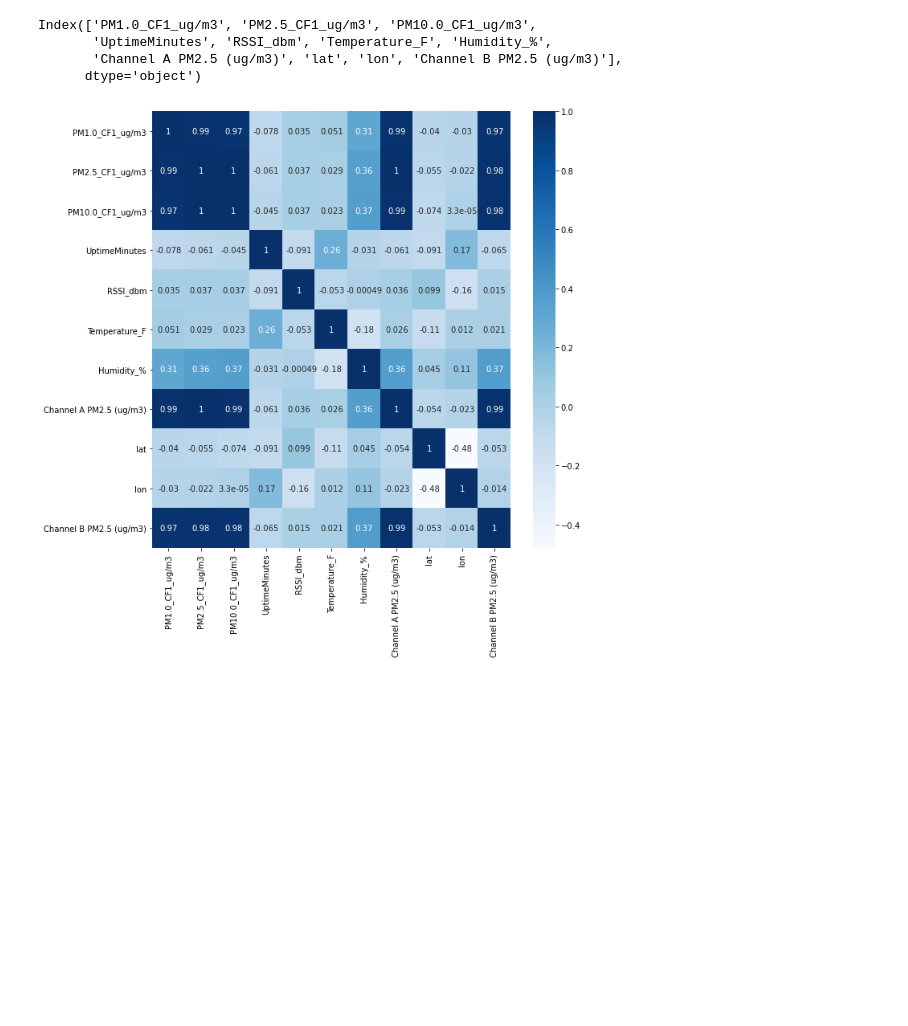
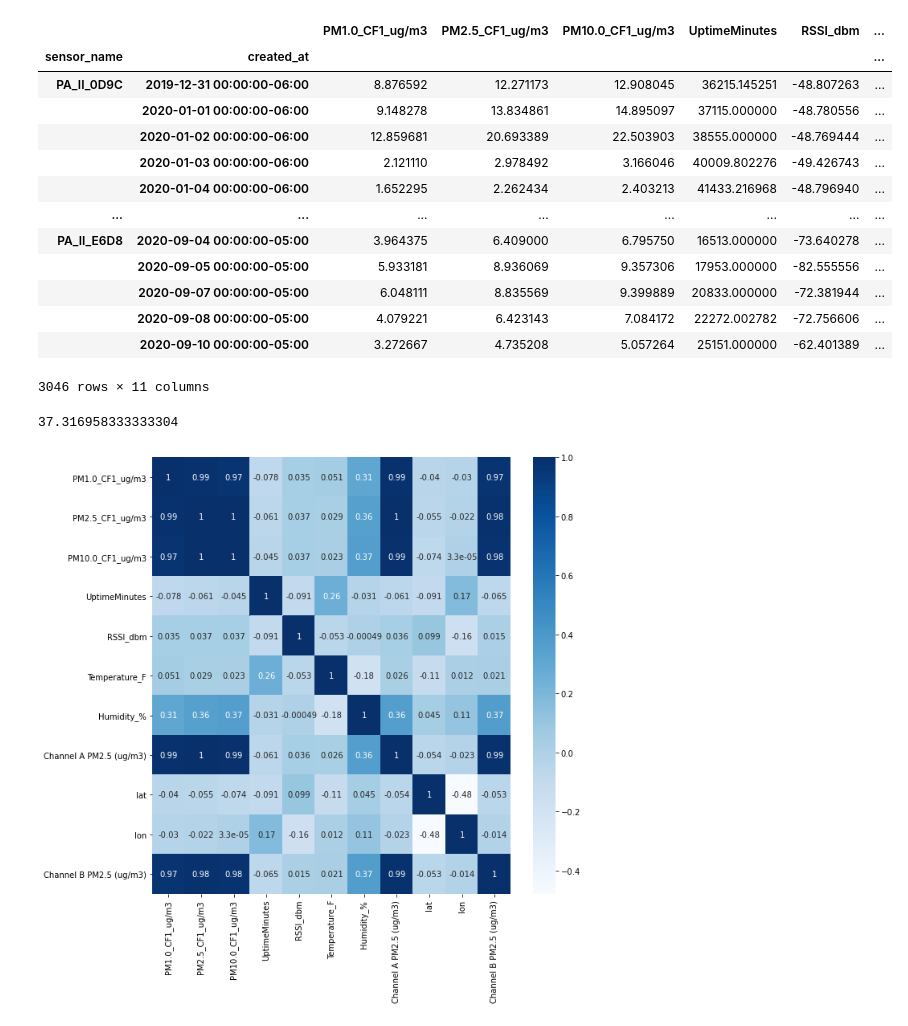
Before and after one commit to intelligent-environments-lab/bleed-orange-measure-purple, a Jupyter notebook: notebooks/3.2-cjl-visual-october-plots.ipynb, the cells around one changed output. Cells and saved outputs as stored; diff of their text form; code cells hidden in the pictures; blank space fills up the shorter version.

```diff
--- a/notebooks/3.2-cjl-visual-october-plots.ipynb
+++ b/notebooks/3.2-cjl-visual-october-plots.ipynb
@@ -9,10 +9,24 @@ df=pd.read_parquet('../data/processed/PurpleAir hourly individual.parquet').drop
 # %%
-df.columns
+df
 # %% [output]
+|  |  | PM1.0_CF1_ug/m3 | PM2.5_CF1_ug/m3 | PM10.0_CF1_ug/m3 | UptimeMinutes | RSSI_dbm | ... |
+| sensor_name | created_at |  |  |  |  |  | ... |
+| PA_II_0D9C | 2019-12-31 00:00:00-06:00 | 8.876592 | 12.271173 | 12.908045 | 36215.145251 | -48.807263 | ... |
+|  | 2020-01-01 00:00:00-06:00 | 9.148278 | 13.834861 | 14.895097 | 37115.000000 | -48.780556 | ... |
+|  | 2020-01-02 00:00:00-06:00 | 12.859681 | 20.693389 | 22.503903 | 38555.000000 | -48.769444 | ... |
+|  | 2020-01-03 00:00:00-06:00 | 2.121110 | 2.978492 | 3.166046 | 40009.802276 | -49.426743 | ... |
+|  | 2020-01-04 00:00:00-06:00 | 1.652295 | 2.262434 | 2.403213 | 41433.216968 | -48.796940 | ... |
+| ... | ... | ... | ... | ... | ... | ... | ... |
+| PA_II_E6D8 | 2020-09-04 00:00:00-05:00 | 3.964375 | 6.409000 | 6.795750 | 16513.000000 | -73.640278 | ... |
+|  | 2020-09-05 00:00:00-05:00 | 5.933181 | 8.936069 | 9.357306 | 17953.000000 | -82.555556 | ... |
+|  | 2020-09-07 00:00:00-05:00 | 6.048111 | 8.835569 | 9.399889 | 20833.000000 | -72.381944 | ... |
+|  | 2020-09-08 00:00:00-05:00 | 4.079221 | 6.423143 | 7.084172 | 22272.002782 | -72.756606 | ... |
+|  | 2020-09-10 00:00:00-05:00 | 3.272667 | 4.735208 | 5.057264 | 25151.000000 | -62.401389 | ... |
-Index(['PM1.0_CF1_ug/m3', 'PM2.5_CF1_ug/m3', 'PM10.0_CF1_ug/m3',
-       'UptimeMinutes', 'RSSI_dbm', 'Temperature_F', 'Humidity_%',
-       'Channel A PM2.5 (ug/m3)', 'lat', 'lon', 'Channel B PM2.5 (ug/m3)'],
-      dtype='object')
+3046 rows × 11 columns
+# %%
+df['Channel A PM2.5 (ug/m3)'].max()
+# %% [output]
+37.316958333333304
 # %%
 features = ['UptimeMinutes','RSSI_dbm', 'Temperature_F', 'Humidity_%', 'PM2.5_ATM_ug/m3', 'lat','lon']
 # %%
```
Also changed, not shown: parts of 3 cells of this notebook, 2 other files.
